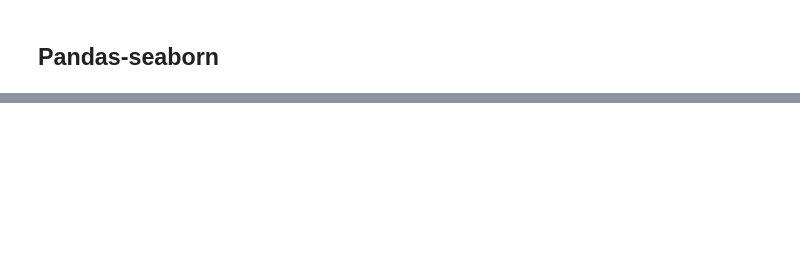
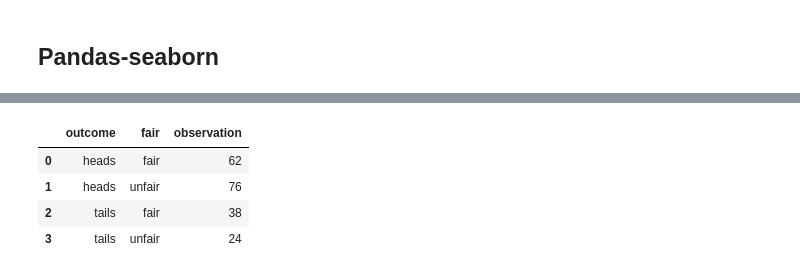
Before and after one commit to NIH-CARD/VSCode_class, a Jupyter notebook: docs/python_intro.ipynb, the cells around one changed output, grey strips where cells are left out. Cells and saved outputs as stored; diff of their text form; code cells hidden in the pictures; blank space fills up the shorter version.

```diff
--- a/docs/python_intro.ipynb
+++ b/docs/python_intro.ipynb
@@ -454,3 +555,9 @@ coin_df[coin_df['fair'] == 'fair']
 # %%
-coin_df.groupby(['observation', 'fair']).count()
+coin_df.groupby(['outcome', 'fair']).count().reset_index()
+# %% [output]
+|  | outcome | fair | observation |
+| 0 | heads | fair | 62 |
+| 1 | heads | unfair | 76 |
+| 2 | tails | fair | 38 |
+| 3 | tails | unfair | 24 |
 # %%
```
Also changed, not shown: parts of 48 cells of this notebook, 8 other files.
